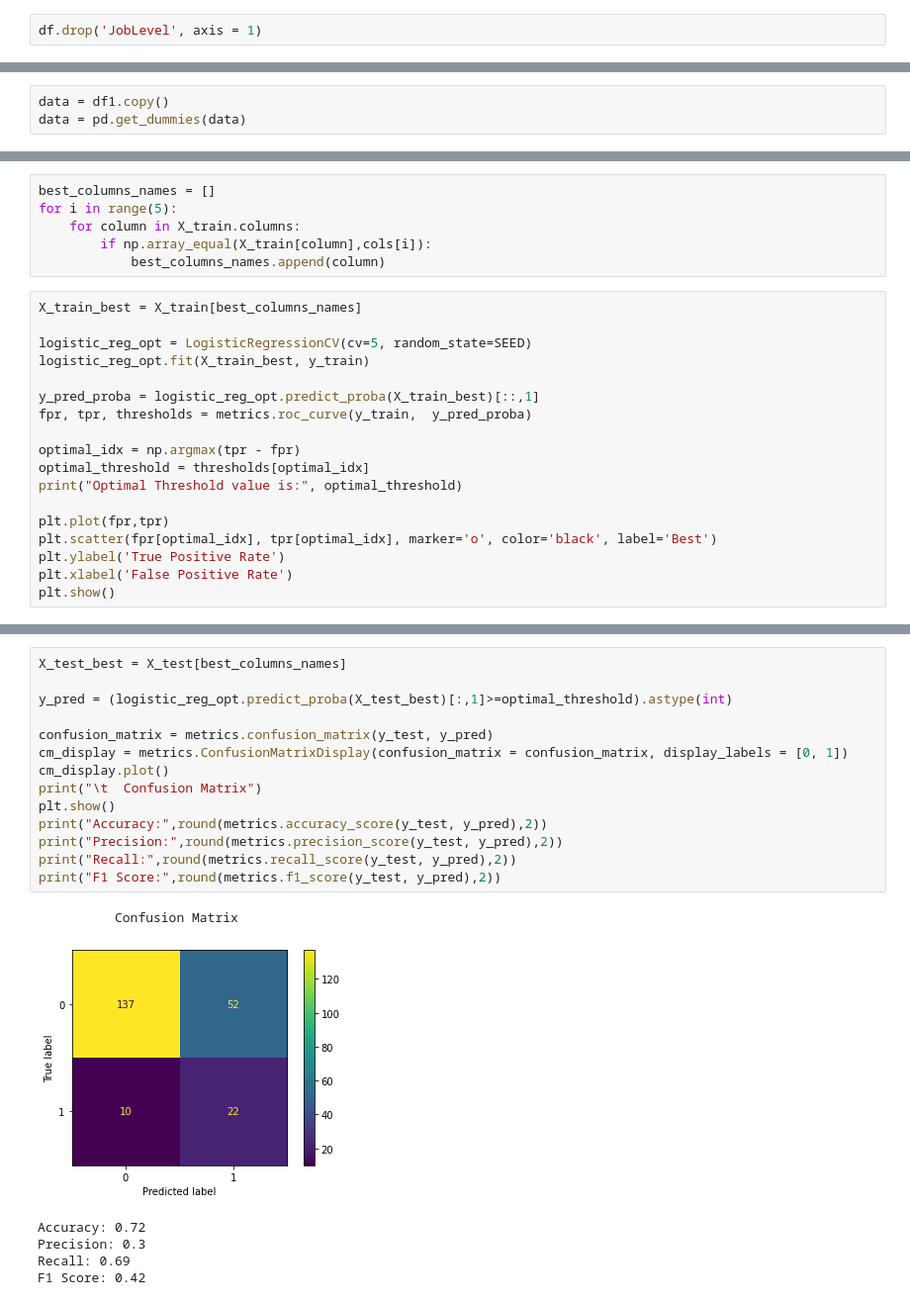
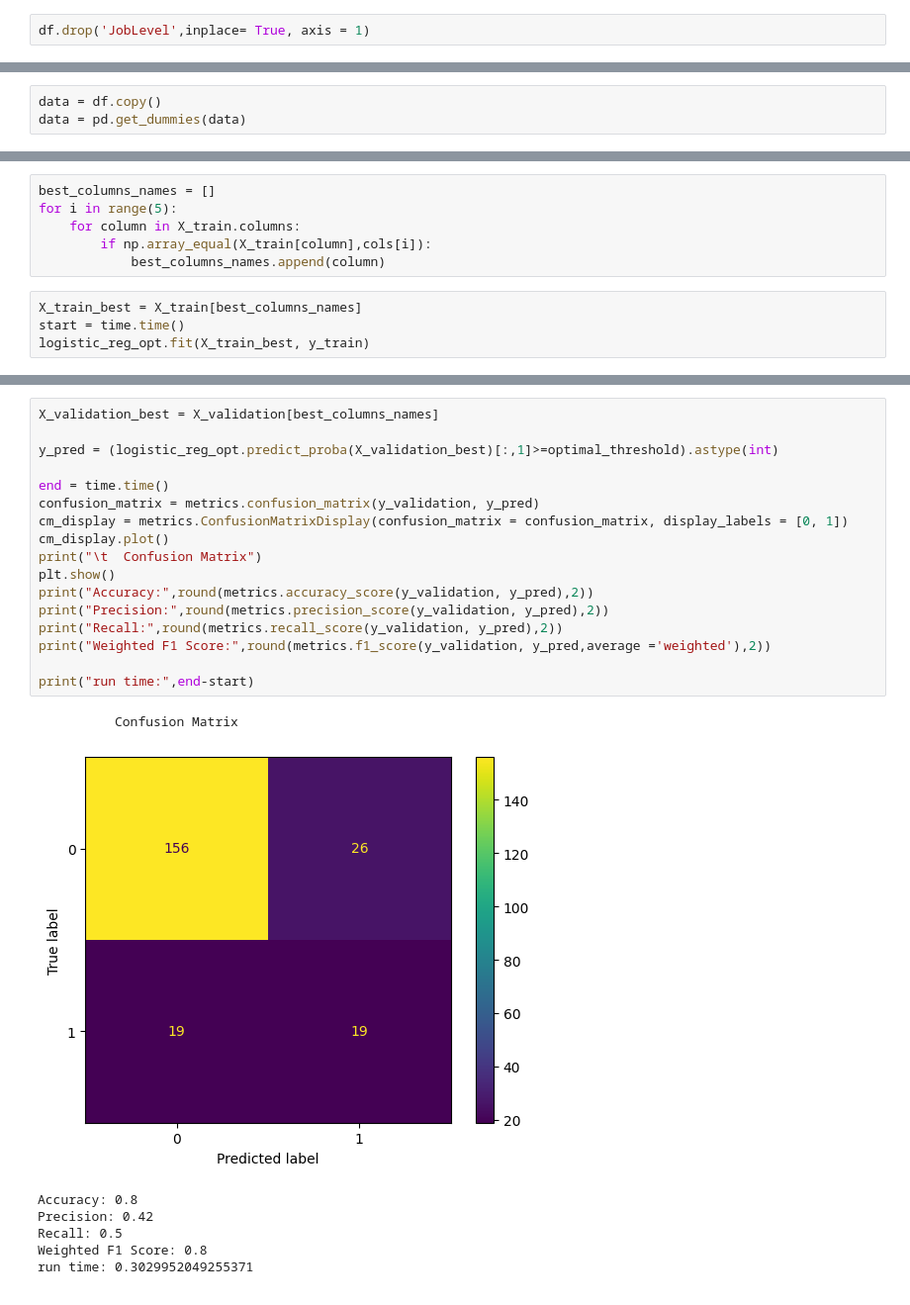
Before and after one commit to emre-bl/Machine-Learning-tobbetu, a Jupyter notebook: 191401009.ipynb, the cells around one changed output, grey strips where cells are left out. Shown at 99% size. Drawn from its saved outputs; the diff is of its cells as text.

```diff
--- a/191401009.ipynb
+++ b/191401009.ipynb
@@ -117,2 +116,2 @@ Correlation between MonthlyIncome JobLevel 0.9502999134798473
 # %%
-df.drop('JobLevel', axis = 1)
+df.drop('JobLevel',inplace= True, axis = 1)
@@ -176,5 +161,5 @@ False
 # %% [markdown]
 # One-Hot Encoding
 # %%
-data = df1.copy()
+data = df.copy()
 data = pd.get_dummies(data)
@@ -580,20 +592,6 @@ for i in range(5):
             best_columns_names.append(column)
 # %%
 X_train_best = X_train[best_columns_names]
-
-logistic_reg_opt = LogisticRegressionCV(cv=5, random_state=SEED)
+start = time.time()
 logistic_reg_opt.fit(X_train_best, y_train)
-
-y_pred_proba = logistic_reg_opt.predict_proba(X_train_best)[::,1]
-fpr, tpr, thresholds = metrics.roc_curve(y_train,  y_pred_proba)
-
-optimal_idx = np.argmax(tpr - fpr)
-optimal_threshold = thresholds[optimal_idx]
-print("Optimal Threshold value is:", optimal_threshold)
-
-plt.plot(fpr,tpr)
-plt.scatter(fpr[optimal_idx], tpr[optimal_idx], marker='o', color='black', label='Best')
-plt.ylabel('True Positive Rate')
-plt.xlabel('False Positive Rate')
-plt.show()
 # %% [output]
@@ -602,21 +599,25 @@ Optimal Threshold value is: 0.17246176123677795
 # %%
-X_test_best = X_test[best_columns_names]
+X_validation_best = X_validation[best_columns_names]
 
-y_pred = (logistic_reg_opt.predict_proba(X_test_best)[:,1]>=optimal_threshold).astype(int)
+y_pred = (logistic_reg_opt.predict_proba(X_validation_best)[:,1]>=optimal_threshold).astype(int)
 
-confusion_matrix = metrics.confusion_matrix(y_test, y_pred)
+end = time.time()
+confusion_matrix = metrics.confusion_matrix(y_validation, y_pred)
 cm_display = metrics.ConfusionMatrixDisplay(confusion_matrix = confusion_matrix, display_labels = [0, 1])
 cm_display.plot()
 print("\t  Confusion Matrix")
 plt.show()
-print("Accuracy:",round(metrics.accuracy_score(y_test, y_pred),2))
-print("Precision:",round(metrics.precision_score(y_test, y_pred),2))
-print("Recall:",round(metrics.recall_score(y_test, y_pred),2))
-print("F1 Score:",round(metrics.f1_score(y_test, y_pred),2))
+print("Accuracy:",round(metrics.accuracy_score(y_validation, y_pred),2))
+print("Precision:",round(metrics.precision_score(y_validation, y_pred),2))
+print("Recall:",round(metrics.recall_score(y_validation, y_pred),2))
+print("Weighted F1 Score:",round(metrics.f1_score(y_validation, y_pred,average ='weighted'),2))
+
+print("run time:",end-start)
 # %% [output]
           Confusion Matrix
-[figure, old version]
+[figure, new version]
-Accuracy: 0.72
-Precision: 0.3
-Recall: 0.69
-F1 Score: 0.42
+Accuracy: 0.8
+Precision: 0.42
+Recall: 0.5
+Weighted F1 Score: 0.8
+run time: 0.3029952049255371
```
Also changed, not shown: parts of 45 cells of this notebook, 8 other files.
